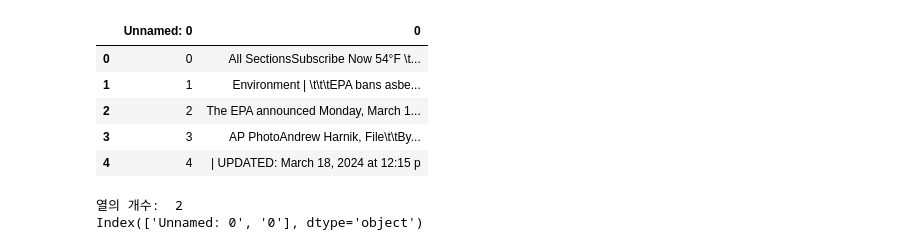
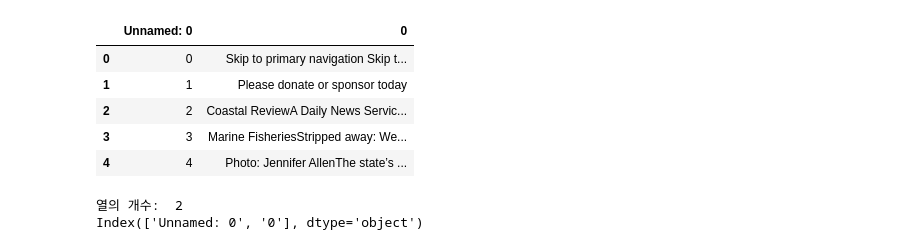
Before and after one commit to kar7mp5/MinNews, a Jupyter notebook: LSTM.ipynb, the cells around one changed output. Saved outputs shown, nothing was run; the diff lists cells and outputs as text; code cells hidden in the pictures.

```diff
--- a/LSTM.ipynb
+++ b/LSTM.ipynb
@@ -9,15 +9,15 @@ from tensorflow.keras.utils import to_categorical
 
 import os
 # %%
-df = pd.read_csv(f'{os.getcwd()}/data/article_contents/environment_8.csv')
+df = pd.read_csv(f'{os.getcwd()}/data/article_contents/environment_24.csv')
 df.head()
 # %% [output]
 |  | Unnamed: 0 | 0 |
-| 0 | 0 | All SectionsSubscribe Now 54°F \t... |
-| 1 | 1 | Environment | \t\t\tEPA bans asbe... |
-| 2 | 2 | The EPA announced Monday, March 1... |
-| 3 | 3 | AP PhotoAndrew Harnik, File\t\tBy... |
-| 4 | 4 | | UPDATED: March 18, 2024 at 12:15 p |
+| 0 | 0 | Skip to primary navigation Skip t... |
+| 1 | 1 | Please donate or sponsor today |
+| 2 | 2 | Coastal ReviewA Daily News Servic... |
+| 3 | 3 | Marine FisheriesStripped away: We... |
+| 4 | 4 | Photo: Jennifer AllenThe state’s ... |
 # %%
 print('열의 개수: ', len(df.columns))
 print(df.columns)
```
Also changed, not shown: parts of 17 cells of this notebook, 4 other files.
